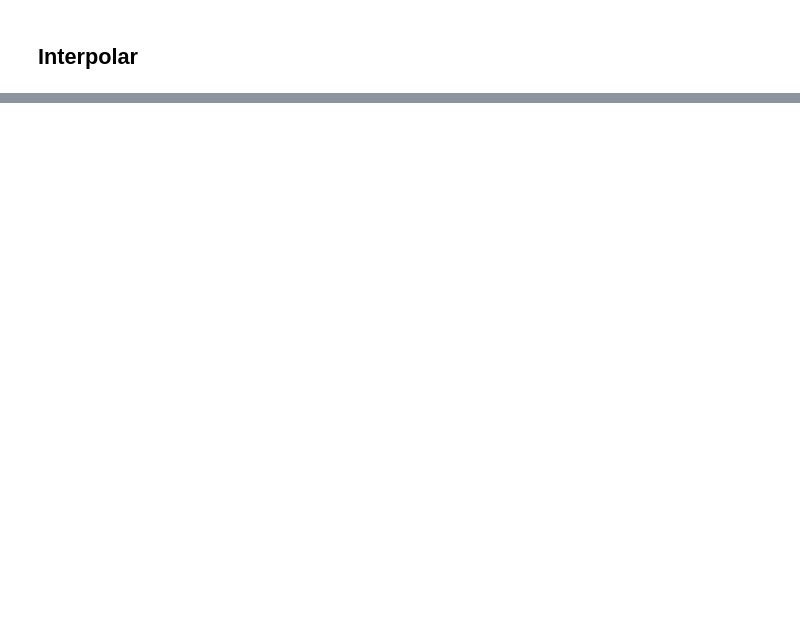
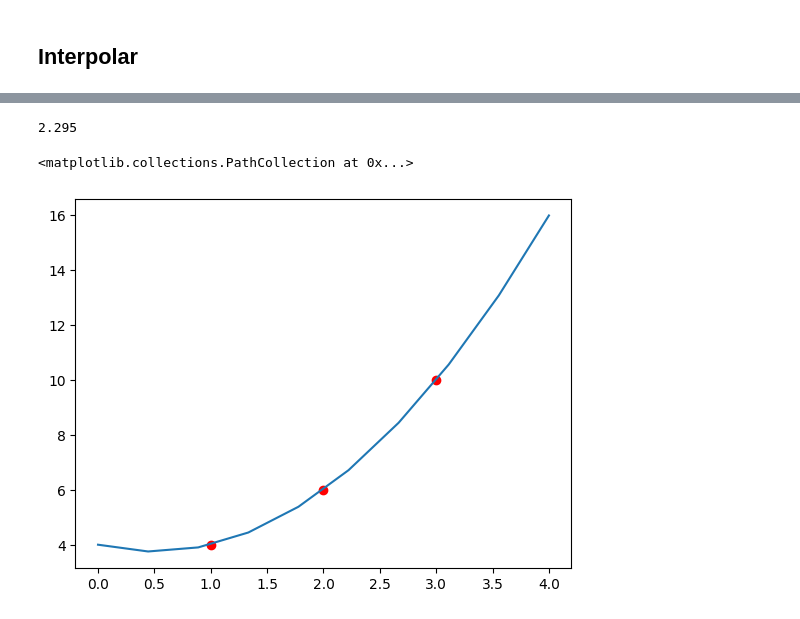
Before and after one commit to juanagranadosr/MetodosII_MiguelAngelGarcia_JuanaGranados, a Jupyter notebook: Notas de Clase/Clase3_ RungeKutta.ipynb, the cells around one changed output, grey strips where cells are left out. Drawn from its saved outputs; the diff is of its cells as text; code cells hidden in the pictures; blank space fills up the shorter version.

```diff
--- a/Notas de Clase/Clase3_ RungeKutta.ipynb
+++ b/Notas de Clase/Clase3_ RungeKutta.ipynb
@@ -303,2 +303,6 @@ plt.plot(t,np.abs(r[:,1]-I3_1))
 # %% [markdown]
 ## Interpolar
+# %%
+X = np.array([1,2,3])
+Y = np.array([4,6,10])
+plt.scatter(X,Y)
@@ -304,0 +312,30 @@ plt.plot(t,np.abs(r[:,1]-I3_1))
+# %%
+def Lagrange(x,X,i):
+
+    L = 1.
+
+    for j in range(X.shape[0]):
+        if j != i:
+            L *= (x - X[j])/(X[i]-X[j])
+
+    return L
+def Interpolate(x,X,Y):
+
+    Poly = 0.
+
+    for i in range(X.shape[0]):
+        Poly += Y[i]*Lagrange(x,X,i)
+
+    return Poly
+# %%
+Lagrange(0.3,X,0)
+# %% [output]
+2.295
+# %%
+x = np.linspace(0,4,10)
+Polinomio = Interpolate(x,X,Y)
+plt.plot(x,Polinomio)
+plt.scatter(X,Y,color='r')
+# %% [output]
+<matplotlib.collections.PathCollection at 0x...>
+[figure, added]
```
Also changed, not shown: parts of 5 cells of this notebook.
